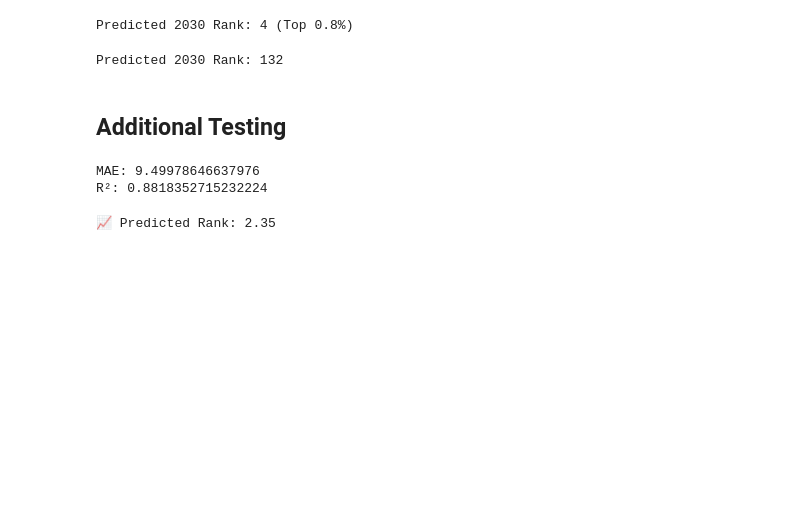
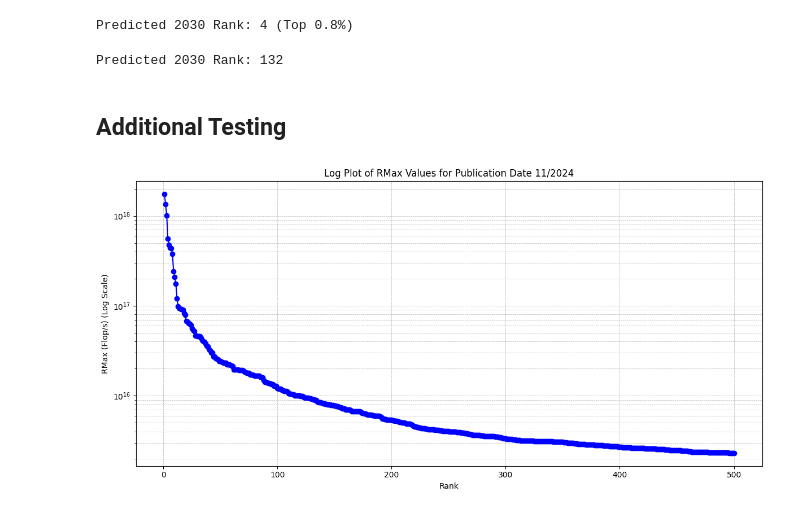
Before and after one commit to Sam-Bieberich/top500_data, a Jupyter notebook: progress_report_2.ipynb, the cells around one changed output. Saved outputs shown, nothing was run; the diff lists cells and outputs as text; code cells hidden in the pictures; blank space fills up the shorter version.

```diff
--- a/progress_report_2.ipynb
+++ b/progress_report_2.ipynb
@@ -481,38 +481,20 @@ if __name__ == "__main__":
 Predicted 2030 Rank: 132
 # %% [markdown]
 ## Additional Testing
-# %%
-# Keep only top 100 ranks per year
-df_top100 = df[df.groupby("Year")["Rank"].rank(method="first") <= 10]
-
-# Use filtered data
-features = df_top100[['RPeak (Flop/s)', 'Year']]
-target = df_top100['Rank']
-
-# Normalize and train (same as before)
-scaler = StandardScaler()
-X_scaled = scaler.fit_transform(features)
-X_train, X_test, y_train, y_test = train_test_split(X_scaled, target, test_size=0.2, random_state=42)
-
-model = RandomForestRegressor(n_estimators=100, random_state=42)
-model.fit(X_train, y_train)
-
-y_pred = model.predict(X_test)
-print("MAE:", mean_absolute_error(y_test, y_pred))
-print("R²:", r2_score(y_test, y_pred))
-# %% [output]
-MAE: 9.49978646637976
-R²: 0.8818352715232224
-# %%
-rmax_input = float(input("Enter RPeak (Flop/s): "))
-year_input = int(input("Enter Year: "))
-
-# Format and scale the input just like training data
-input_features = pd.DataFrame([[rmax_input, year_input]], columns=['RPeak (Flop/s)', 'Year'])
-input_scaled = scaler.transform(input_features)
-
-# Predict
-predicted_rank = model.predict(input_scaled)[0]
-print(f"📈 Predicted Rank: {round(predicted_rank, 2)}")
-# %% [output]
-📈 Predicted Rank: 2.35
+# %%
+# Filter the dataframe for the last publication date
+last_publication_date = "11/2024"
+filtered_df = df[df['Publication Date'] == last_publication_date]
+
+# Plot the RPeak values on a log scale
+plt.figure(figsize=(12, 6))
+plt.plot(filtered_df['Rank'], filtered_df['RMax (Flop/s)'], marker='o', linestyle='-', color='b')
+plt.yscale('log')
+plt.xlabel('Rank')
+plt.ylabel('RMax (Flop/s) (Log Scale)')
+plt.title(f'Log Plot of RMax Values for Publication Date {last_publication_date}')
+plt.grid(visible=True, which='both', linestyle='--', linewidth=0.5)
+plt.tight_layout()
+plt.show()
+# %% [output]
+[figure, added]
```
Also changed, not shown: parts of 6 cells of this notebook.
